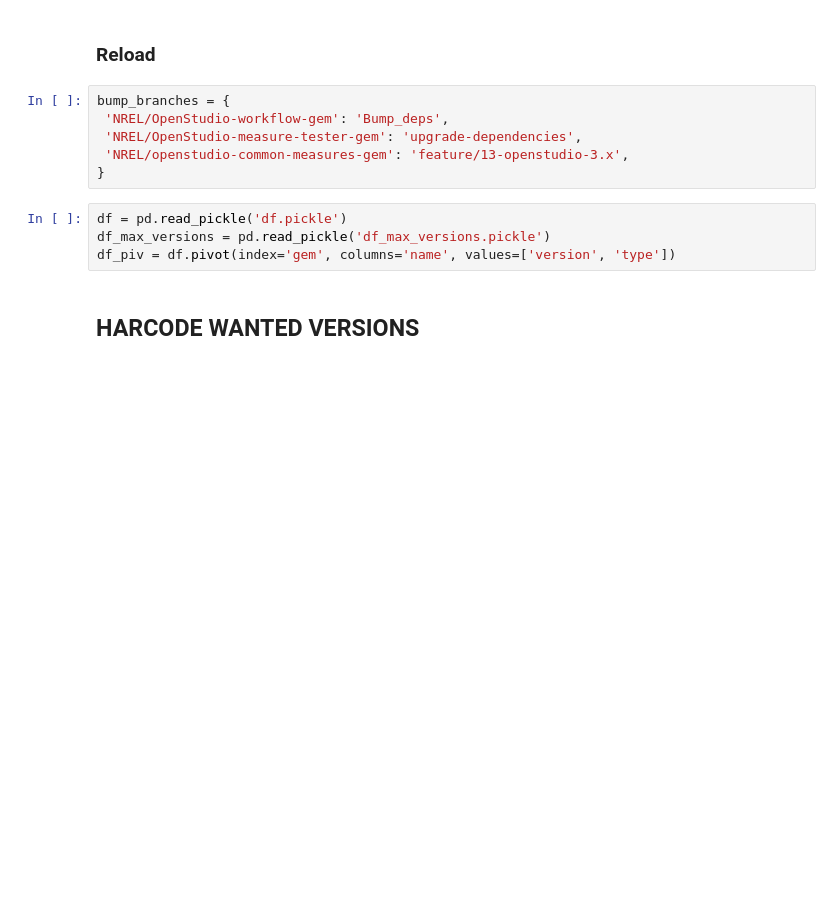
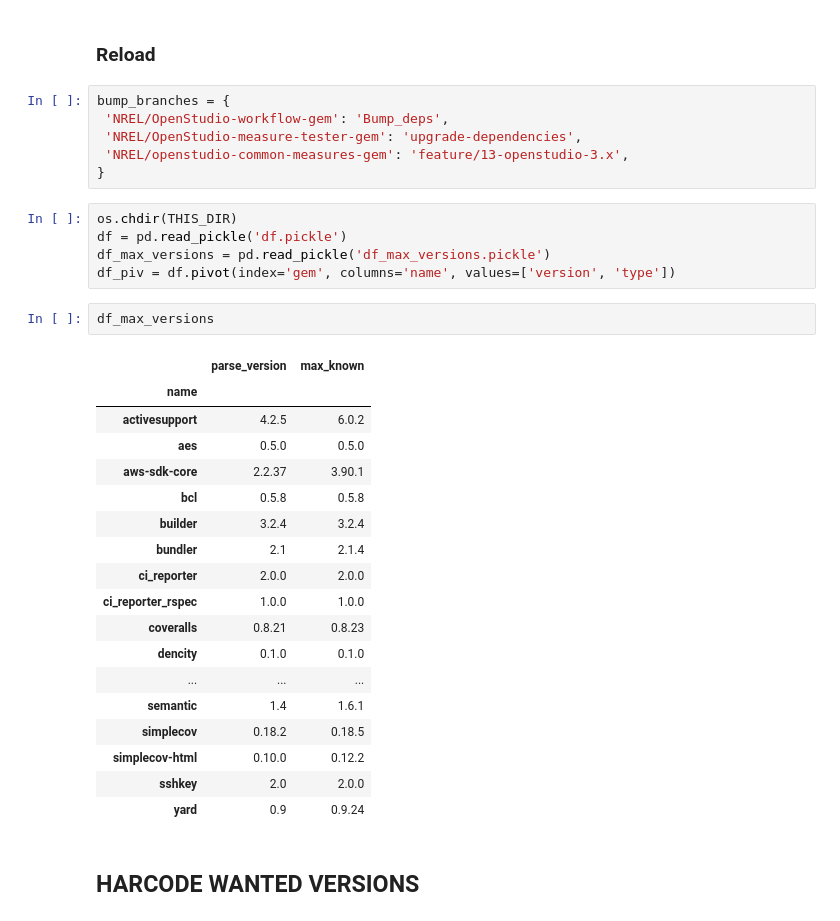
Before and after one commit to jmarrec/OpenStudio-update-gems, a Jupyter notebook: Check_OpenStudio_Gems_Versions.ipynb, the cells around one changed output. Saved outputs shown, nothing was run; the diff lists cells and outputs as text; blank space fills up the shorter version.

```diff
--- a/Check_OpenStudio_Gems_Versions.ipynb
+++ b/Check_OpenStudio_Gems_Versions.ipynb
@@ -569,9 +574,31 @@ bump_branches = {
  'NREL/openstudio-common-measures-gem': 'feature/13-openstudio-3.x',
 }
 # %%
+os.chdir(THIS_DIR)
 df = pd.read_pickle('df.pickle')
 df_max_versions = pd.read_pickle('df_max_versions.pickle')
 df_piv = df.pivot(index='gem', columns='name', values=['version', 'type'])
+# %%
+df_max_versions
+# %% [output]
+|  | parse_version | max_known |
+| name |  |  |
+| activesupport | 4.2.5 | 6.0.2 |
+| aes | 0.5.0 | 0.5.0 |
+| aws-sdk-core | 2.2.37 | 3.90.1 |
+| bcl | 0.5.8 | 0.5.8 |
+| builder | 3.2.4 | 3.2.4 |
+| bundler | 2.1 | 2.1.4 |
+| ci_reporter | 2.0.0 | 2.0.0 |
+| ci_reporter_rspec | 1.0.0 | 1.0.0 |
+| coveralls | 0.8.21 | 0.8.23 |
+| dencity | 0.1.0 | 0.1.0 |
+| ... | ... | ... |
+| semantic | 1.4 | 1.6.1 |
+| simplecov | 0.18.2 | 0.18.5 |
+| simplecov-html | 0.10.0 | 0.12.2 |
+| sshkey | 2.0 | 2.0.0 |
+| yard | 0.9 | 0.9.24 |
 # %% [markdown]
 ## HARCODE WANTED VERSIONS
 # %%
```
Also changed, not shown: parts of 8 cells of this notebook.
